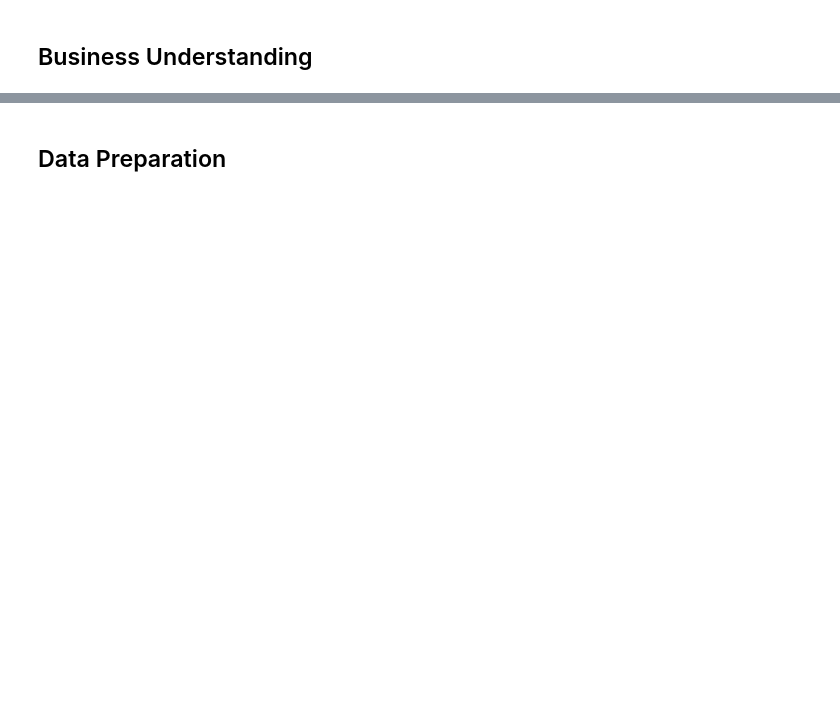
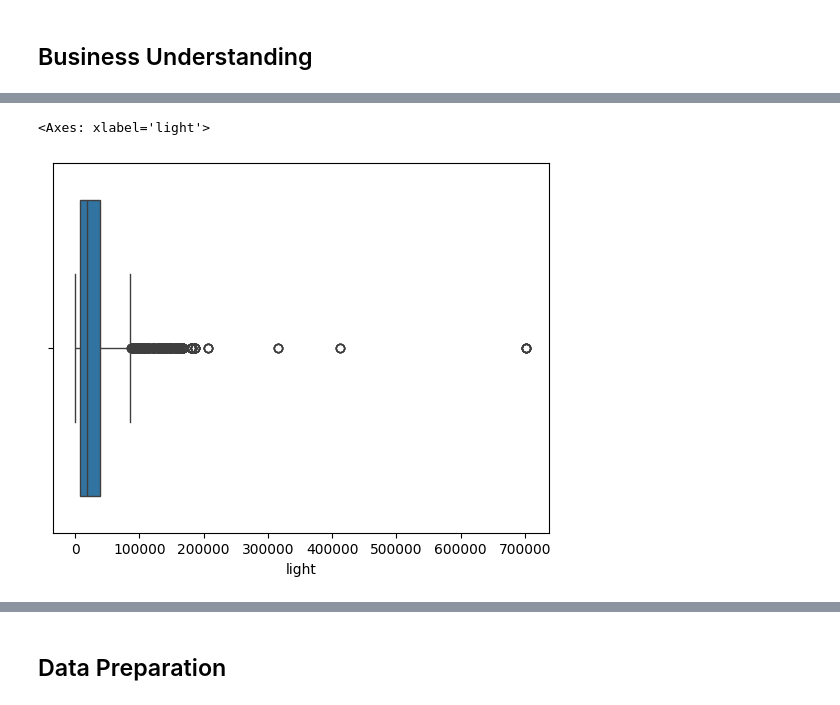
Before and after one commit to Vinzzztty/playground-data-analyst, a Jupyter notebook: Machine Learning Terapan/2. Sentiment Analysis/submission/[Submission]_Prediksi_Pertumbuhan_Selada_Dengan_Random_Forest.ipynb, the cells around one changed output, grey strips where cells are left out. Saved outputs shown, nothing was run; the diff lists cells and outputs as text; code cells hidden in the pictures; blank space fills up the shorter version.

```diff
--- a/Machine Learning Terapan/2. Sentiment Analysis/submission/[Submission]_Prediksi_Pertumbuhan_Selada_Dengan_Random_Forest.ipynb
+++ b/Machine Learning Terapan/2. Sentiment Analysis/submission/[Submission]_Prediksi_Pertumbuhan_Selada_Dengan_Random_Forest.ipynb
@@ -19,0 +231,5 @@
+# %%
+sns.boxplot(x=df['light'])
+# %% [output]
+<Axes: xlabel='light'>
+[figure, added]
```
Also changed, not shown: parts of 69 cells of this notebook, 3 other files.
